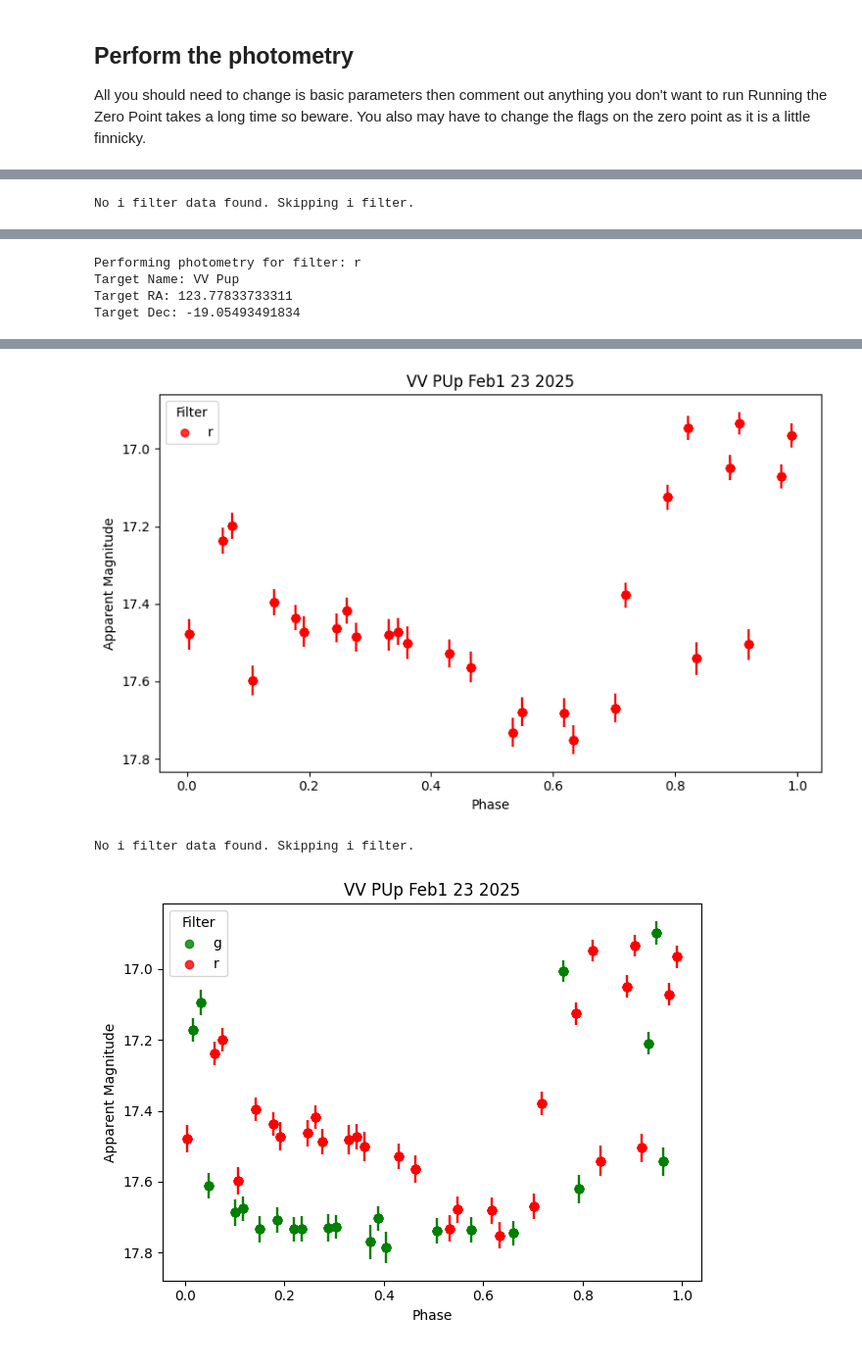
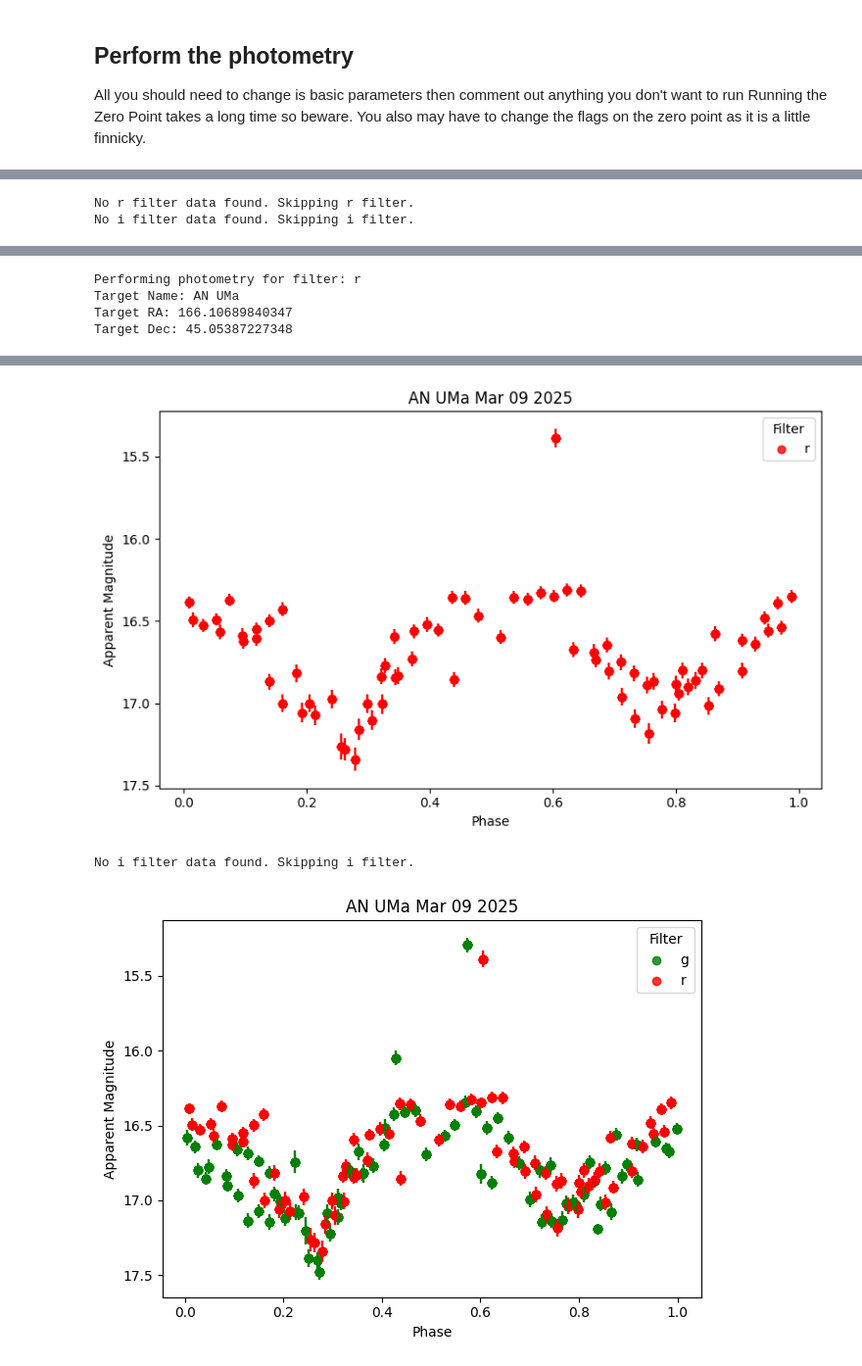
Before and after one commit to astronathalie/MCV, a Jupyter notebook: photstars.ipynb, the cells around one changed output, grey strips where cells are left out. Shown at 98% size. Drawn from its saved outputs; the diff is of its cells as text; code cells hidden in the pictures.

```diff
--- a/photstars.ipynb
+++ b/photstars.ipynb
@@ -1386,16 +1251,16 @@ Running the Zero Point takes a long time so beware.
 You also may have to change the flags on the zero point as it is a little finnicky.
 # %%
 # Set the directory containing the image folders and the filt
-BASE = '/Users/nathaliehaurberg/Data/MagneticCVs/final/VV_Pup_RLMT_2025-02-23/'
+BASE = '/Users/nathaliehaurberg/Data/MagneticCVs/Final/AN_UMa_RLMT_2025-03-09/'
 
 # set the star list in pixels
-STARS = [(2524.1591, 1855.3702), (2350.4573, 1230.4712), (2597.4297, 1511.4885), (2781.4578, 1358.5997),(2931.032, 1968.4543)]
+STARS = star_list_pix = [(2953.7179, 1957.6387), (2905.5003, 1454.0334), (1542.7012, 1917.4569), (1915.5242, 1558.4626),(1788.559, 1222.4553)]
 
 # set the reference image
-REFERENCE_IMAGE = '/Users/nathaliehaurberg/Data/MagneticCVs/Final/VV_Pup_RLMT_2025-02-21/g/maw_VV_Pup_g_240s_2025-02-21T04-21-00.fts'
+REFERENCE_IMAGE = '/Users/nathaliehaurberg/Data/MagneticCVs/final/AN_UMa_RLMT_2025-03-04/g/maw_AN_UMa_g_240s_2025-03-04T07-09-32.fts'
 
 # Set the target name
-TARGET_NAME = 'VV Pup'
+TARGET_NAME = 'AN UMa'
 
 # Set the gain and read noise
 RDNOISE = 2.8
@@ -1422,11 +1287,11 @@ pipe = PhotometryPipeline(
     annulus_outer=AN_O
 )
 
-# #Run the ZP magnitude script for each filter
-# for filt in filters:
-#     print('Running ZP magnitude script for filter:', filt)
-#     zp_runner = ZPmagrunner(base_dir=BASE, script_path='/Users/nathaliehaurberg/Data/MagneticCVs/MCV/CalcZPMag.py', flags='--rewriteAVG')
-#     zp_runner.run(filt)
+#Run the ZP magnitude script for each filter
+for filt in filters:
+    print('Running ZP magnitude script for filter:', filt)
+    zp_runner = ZPmagrunner(base_dir=BASE, script_path='/Users/nathaliehaurberg/Data/MagneticCVs/MCV/CalcZPMag.py', flags='--rewriteAVG')
+    zp_runner.run(filt)
 
 # Loop over the filters and perform the photometry
 for filt in filters:
@@ -1434,6 +1299,6 @@ for filt in filters:
     pipe.perform_var_fwhm_phot(filt, save_ref_star_coords=False, display_apertures=False, save=True, plot=True)
     pipe.calc_ap_ratio(filt, larger_ap=18, mean=True, median=False)
     pipe.find_mags(filt, save=True, save_ref_star_coords=False, display_apertures=False)
-    LightCurvePlotter.plot_relative(file_dir=BASE, filt=filt, title = 'VV Pup Feb 23 2025', phase=True, phase_zero=2453418.93818, period=0.0697468256)
-    LightCurvePlotter.plot_absolute(file_dir=BASE, title = 'VV PUp Feb1 23 2025', filt=filt, phase=True, phase_zero=2453418.93818, period=0.0697468256)
+    LightCurvePlotter.plot_relative(file_dir=BASE, filt=filt, title = 'AN UMa Mar 09 2025', phase=True, phase_zero=2443191.0255, period=0.07975282)
+    LightCurvePlotter.plot_absolute(file_dir=BASE, title = 'AN UMa Mar 09 2025', filt=filt, phase=True, phase_zero=2443191.0255, period=0.07975282)
 # %% [output]
@@ -1459 +1337,2 @@ No i filter data found. Skipping i filter.
+No r filter data found. Skipping r filter.
 No i filter data found. Skipping i filter.
@@ -1461,4 +1340,4 @@ No i filter data found. Skipping i filter.
 Performing photometry for filter: r
-Target Name: VV Pup
-Target RA: 123.77833733311
-Target Dec: -19.05493491834
+Target Name: AN UMa
+Target RA: 166.10689840347
+Target Dec: 45.05387227348
@@ -1479,3 +1366,3 @@ No i filter data found. Skipping i filter.
-[figure, old version]
+[figure, new version]
 No i filter data found. Skipping i filter.
-[figure, old version]
+[figure, new version]
```
Also changed, not shown: parts of 3 cells of this notebook.
